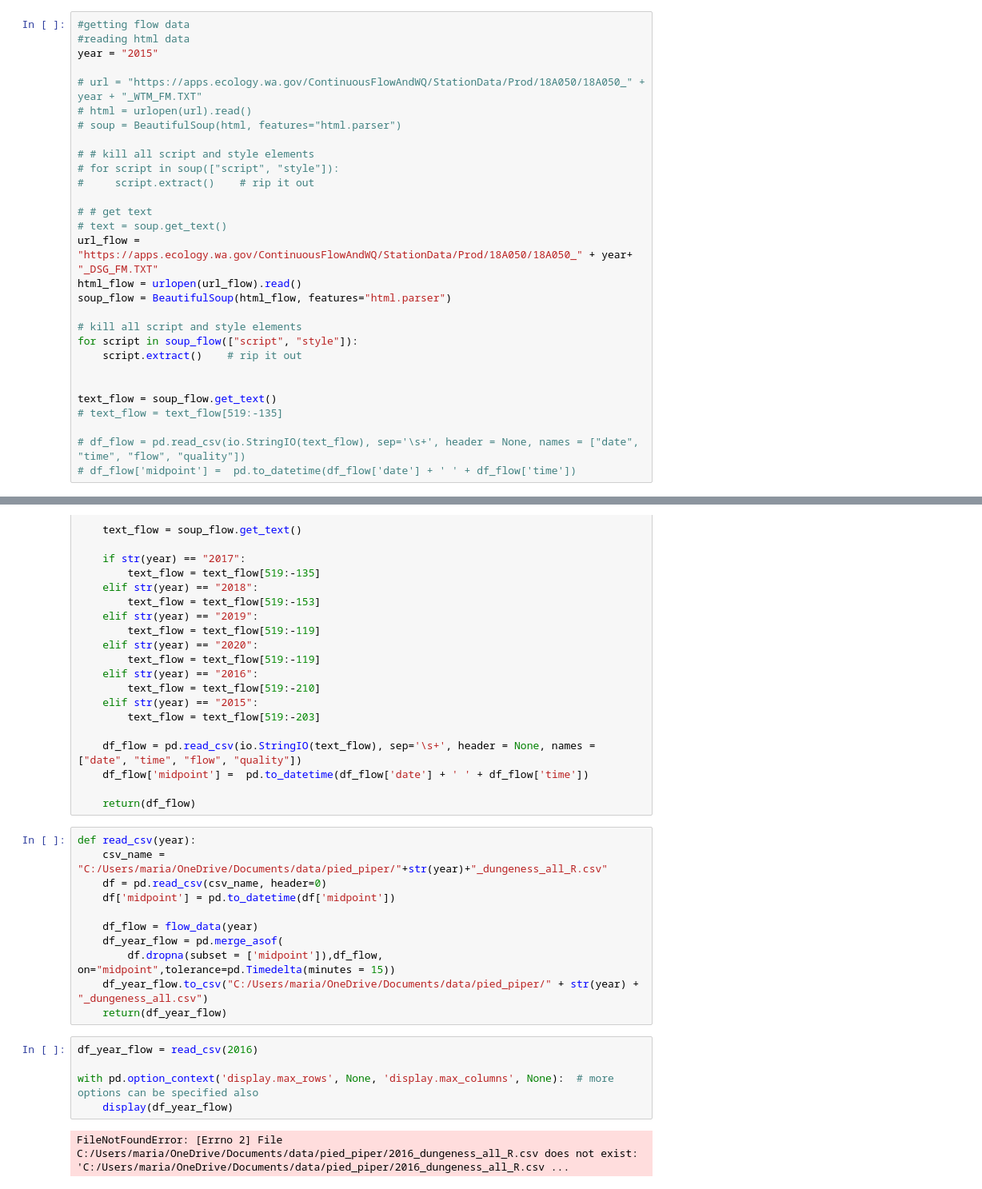
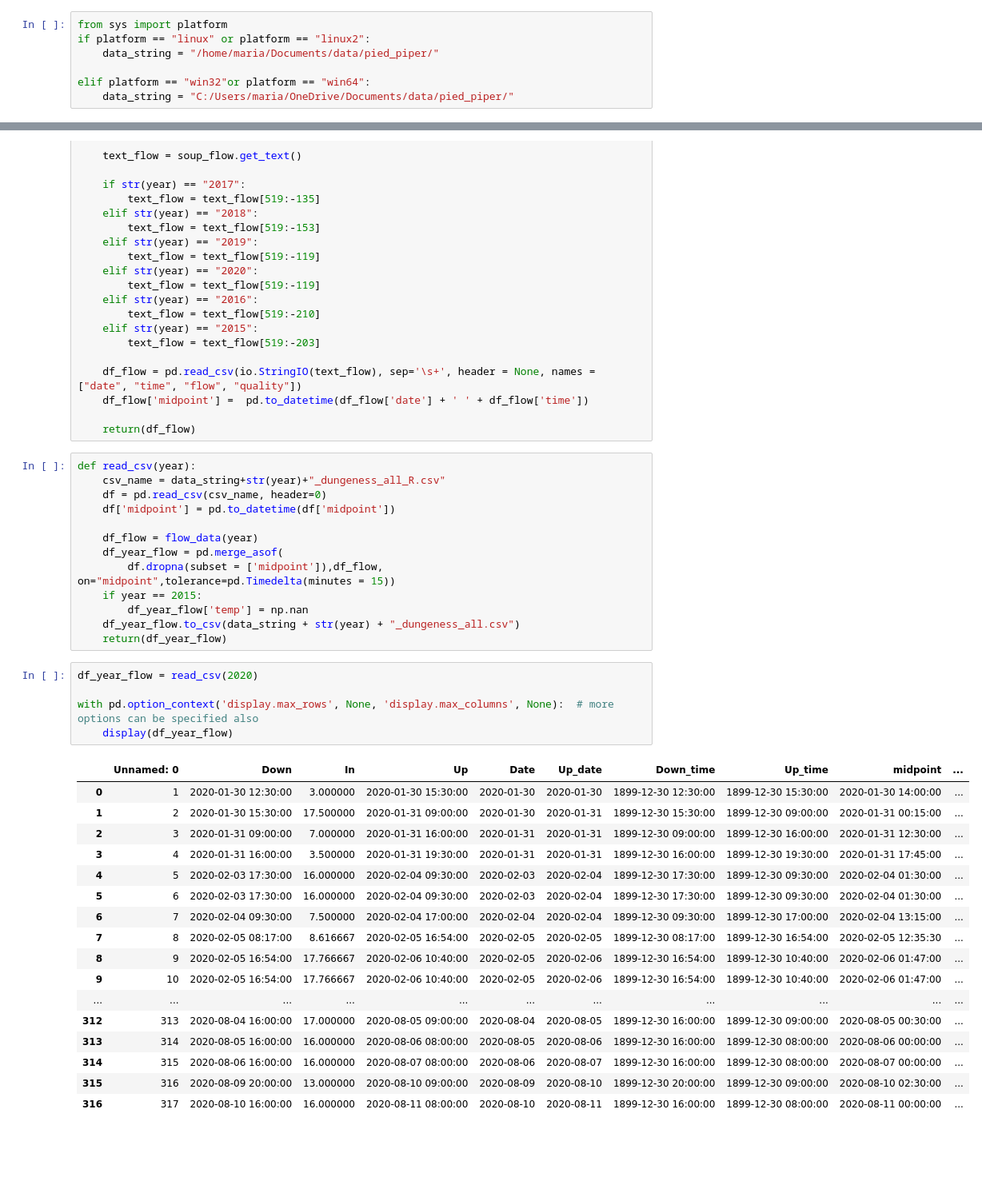
Before and after one commit to maria-kuruvilla/pied_piper, a Jupyter notebook: dungeness_2015-2020.ipynb, the cells around one changed output, grey strips where cells are left out. Shown at 80% size. Drawn from its saved outputs; the diff is of its cells as text; blank space fills up the shorter version.

```diff
--- a/dungeness_2015-2020.ipynb
+++ b/dungeness_2015-2020.ipynb
@@ -40,32 +14,10 @@ with pd.option_context('display.max_rows', None, 'display.max_columns', None):
-# %%
-#getting flow data
-#reading html data
-year = "2015"
-
-# url = "https://apps.ecology.wa.gov/ContinuousFlowAndWQ/StationData/Prod/18A050/18A050_" + year + "_WTM_FM.TXT"
-# html = urlopen(url).read()
-# soup = BeautifulSoup(html, features="html.parser")
-
-# # kill all script and style elements
-# for script in soup(["script", "style"]):
-#     script.extract()    # rip it out
-
-# # get text
-# text = soup.get_text()
-url_flow = "https://apps.ecology.wa.gov/ContinuousFlowAndWQ/StationData/Prod/18A050/18A050_" + year+ "_DSG_FM.TXT"
-html_flow = urlopen(url_flow).read()
-soup_flow = BeautifulSoup(html_flow, features="html.parser")
-
-# kill all script and style elements
-for script in soup_flow(["script", "style"]):
-    script.extract()    # rip it out
-
-
-text_flow = soup_flow.get_text()
-# text_flow = text_flow[519:-135]
-
-# df_flow = pd.read_csv(io.StringIO(text_flow), sep='\s+', header = None, names = ["date", "time", "flow", "quality"])
-# df_flow['midpoint'] =  pd.to_datetime(df_flow['date'] + ' ' + df_flow['time'])
+# %%
+from sys import platform
+if platform == "linux" or platform == "linux2":
+    data_string = "/home/maria/Documents/data/pied_piper/"
+
+elif platform == "win32"or platform == "win64":
+    data_string = "C:/Users/maria/OneDrive/Documents/data/pied_piper/"
 # %%
 # 2018 : 519:-153
 # 2019 : 519:-119
@@ -102,22 +54,40 @@ def flow_data(year):
     return(df_flow)
 # %%
 def read_csv(year):
-    csv_name = "C:/Users/maria/OneDrive/Documents/data/pied_piper/"+str(year)+"_dungeness_all_R.csv"
+    csv_name = data_string+str(year)+"_dungeness_all_R.csv"
     df = pd.read_csv(csv_name, header=0)
     df['midpoint'] = pd.to_datetime(df['midpoint'])
 
     df_flow = flow_data(year)
     df_year_flow = pd.merge_asof(
         df.dropna(subset = ['midpoint']),df_flow, on="midpoint",tolerance=pd.Timedelta(minutes = 15))
-    df_year_flow.to_csv("C:/Users/maria/OneDrive/Documents/data/pied_piper/" + str(year) + "_dungeness_all.csv")
+    if year == 2015:
+        df_year_flow['temp'] = np.nan
+    df_year_flow.to_csv(data_string + str(year) + "_dungeness_all.csv")
     return(df_year_flow)
 # %%
-df_year_flow = read_csv(2016)
+df_year_flow = read_csv(2020)
 
 with pd.option_context('display.max_rows', None, 'display.max_columns', None):  # more options can be specified also
     display(df_year_flow)
 # %% [output]
-FileNotFoundError: [Errno 2] File C:/Users/maria/OneDrive/Documents/data/pied_piper/2016_dungeness_all_R.csv does not exist: 'C:/Users/maria/OneDrive/Documents/data/pied_piper/2016_dungeness_all_R.csv ...
+|  | Unnamed: 0 | Down | In | Up | Date | Up_date | Down_time | Up_time | midpoint | ... |
+| 0 | 1 | 2020-01-30 12:30:00 | 3.000000 | 2020-01-30 15:30:00 | 2020-01-30 | 2020-01-30 | 1899-12-30 12:30:00 | 1899-12-30 15:30:00 | 2020-01-30 14:00:00 | ... |
+| 1 | 2 | 2020-01-30 15:30:00 | 17.500000 | 2020-01-31 09:00:00 | 2020-01-30 | 2020-01-31 | 1899-12-30 15:30:00 | 1899-12-30 09:00:00 | 2020-01-31 00:15:00 | ... |
+| 2 | 3 | 2020-01-31 09:00:00 | 7.000000 | 2020-01-31 16:00:00 | 2020-01-31 | 2020-01-31 | 1899-12-30 09:00:00 | 1899-12-30 16:00:00 | 2020-01-31 12:30:00 | ... |
+| 3 | 4 | 2020-01-31 16:00:00 | 3.500000 | 2020-01-31 19:30:00 | 2020-01-31 | 2020-01-31 | 1899-12-30 16:00:00 | 1899-12-30 19:30:00 | 2020-01-31 17:45:00 | ... |
+| 4 | 5 | 2020-02-03 17:30:00 | 16.000000 | 2020-02-04 09:30:00 | 2020-02-03 | 2020-02-04 | 1899-12-30 17:30:00 | 1899-12-30 09:30:00 | 2020-02-04 01:30:00 | ... |
+| 5 | 6 | 2020-02-03 17:30:00 | 16.000000 | 2020-02-04 09:30:00 | 2020-02-03 | 2020-02-04 | 1899-12-30 17:30:00 | 1899-12-30 09:30:00 | 2020-02-04 01:30:00 | ... |
+| 6 | 7 | 2020-02-04 09:30:00 | 7.500000 | 2020-02-04 17:00:00 | 2020-02-04 | 2020-02-04 | 1899-12-30 09:30:00 | 1899-12-30 17:00:00 | 2020-02-04 13:15:00 | ... |
+| 7 | 8 | 2020-02-05 08:17:00 | 8.616667 | 2020-02-05 16:54:00 | 2020-02-05 | 2020-02-05 | 1899-12-30 08:17:00 | 1899-12-30 16:54:00 | 2020-02-05 12:35:30 | ... |
+| 8 | 9 | 2020-02-05 16:54:00 | 17.766667 | 2020-02-06 10:40:00 | 2020-02-05 | 2020-02-06 | 1899-12-30 16:54:00 | 1899-12-30 10:40:00 | 2020-02-06 01:47:00 | ... |
+| 9 | 10 | 2020-02-05 16:54:00 | 17.766667 | 2020-02-06 10:40:00 | 2020-02-05 | 2020-02-06 | 1899-12-30 16:54:00 | 1899-12-30 10:40:00 | 2020-02-06 01:47:00 | ... |
+| ... | ... | ... | ... | ... | ... | ... | ... | ... | ... | ... |
+| 312 | 313 | 2020-08-04 16:00:00 | 17.000000 | 2020-08-05 09:00:00 | 2020-08-04 | 2020-08-05 | 1899-12-30 16:00:00 | 1899-12-30 09:00:00 | 2020-08-05 00:30:00 | ... |
+| 313 | 314 | 2020-08-05 16:00:00 | 16.000000 | 2020-08-06 08:00:00 | 2020-08-05 | 2020-08-06 | 1899-12-30 16:00:00 | 1899-12-30 08:00:00 | 2020-08-06 00:00:00 | ... |
+| 314 | 315 | 2020-08-06 16:00:00 | 16.000000 | 2020-08-07 08:00:00 | 2020-08-06 | 2020-08-07 | 1899-12-30 16:00:00 | 1899-12-30 08:00:00 | 2020-08-07 00:00:00 | ... |
+| 315 | 316 | 2020-08-09 20:00:00 | 13.000000 | 2020-08-10 09:00:00 | 2020-08-09 | 2020-08-10 | 1899-12-30 20:00:00 | 1899-12-30 09:00:00 | 2020-08-10 02:30:00 | ... |
+| 316 | 317 | 2020-08-10 16:00:00 | 16.000000 | 2020-08-11 08:00:00 | 2020-08-10 | 2020-08-11 | 1899-12-30 16:00:00 | 1899-12-30 08:00:00 | 2020-08-11 00:00:00 | ... |
 # %%
 #aggregating data
 def aggregate(year):
```
Also changed, not shown: parts of 3 cells of this notebook, 6 other files.
